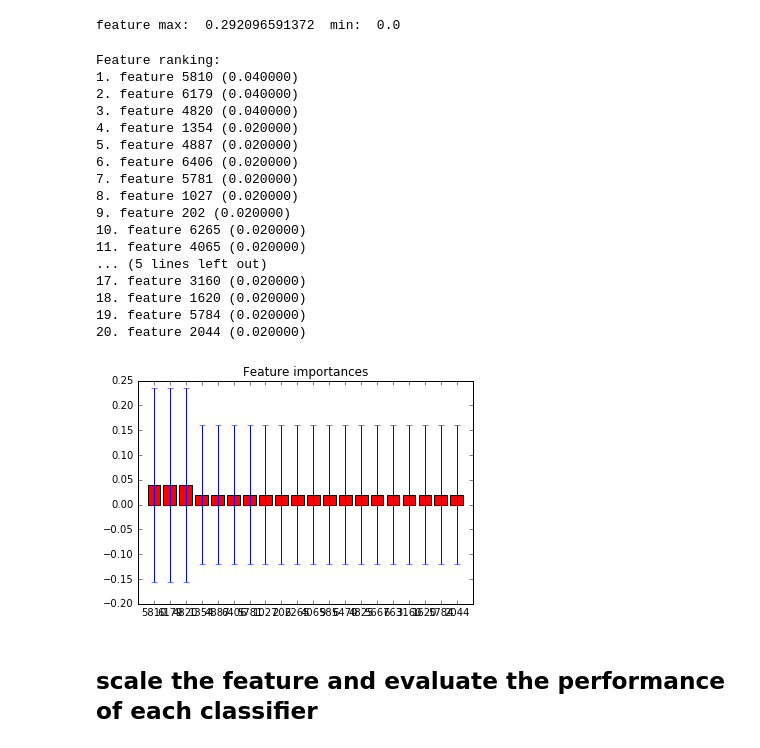
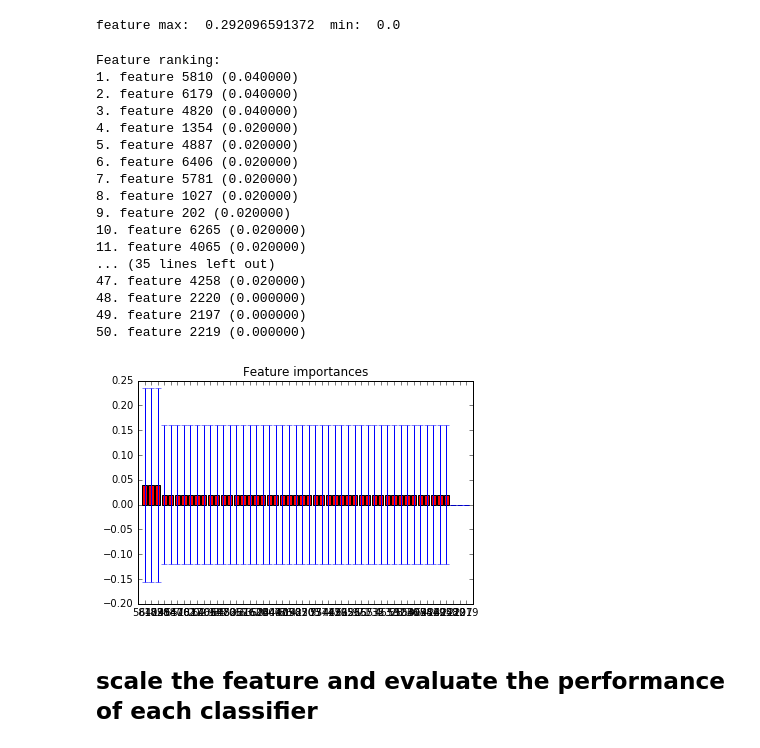
Before and after one commit to haoshuji/gender_difference_fMRI, a Jupyter notebook: gender_prediction.ipynb, the cells around one changed output. Saved outputs shown, nothing was run; the diff lists cells and outputs as text; code cells hidden in the pictures.

```diff
--- a/gender_prediction.ipynb
+++ b/gender_prediction.ipynb
@@ -151,7 +151,7 @@ print 'feature max: ', np.max(features), ' min: ', np.min(features)
 # %% [output]
 feature max:  0.292096591372  min:  0.0
 # %%
-def plot_important_features(features, clf, num_selected_features=20):
+def plot_important_features(features, clf, num_selected_features=50):
     importances = adaboost_clf.feature_importances_
     X = np.array(features)
     std = np.std([tree.feature_importances_ for tree in adaboost_clf.estimators_],
@@ -175,27 +175,27 @@ def plot_important_features(features, clf, num_selected_features=20):
 # %%
 
 adaboost_clf = AdaBoostClassifier()
 adaboost_clf.fit(features, labels)
-plot_important_features(features, adaboost_clf)
+plot_important_features(features, adaboost_clf, 50)
 # %% [output]
 Feature ranking:
 1. feature 5810 (0.040000)
 2. feature 6179 (0.040000)
 3. feature 4820 (0.040000)
 4. feature 1354 (0.020000)
 5. feature 4887 (0.020000)
 6. feature 6406 (0.020000)
 7. feature 5781 (0.020000)
 8. feature 1027 (0.020000)
 9. feature 202 (0.020000)
 10. feature 6265 (0.020000)
 11. feature 4065 (0.020000)
-... (5 lines left out)
-17. feature 3160 (0.020000)
-18. feature 1620 (0.020000)
-19. feature 5784 (0.020000)
-20. feature 2044 (0.020000)
+... (35 lines left out)
+47. feature 4258 (0.020000)
+48. feature 2220 (0.000000)
+49. feature 2197 (0.000000)
+50. feature 2219 (0.000000)
-[figure, old version]
+[figure, new version]
 # %% [markdown]
 ## scale the feature and evaluate the performance of each classifier
 # %%
```
Also changed, not shown: parts of 1 cell of this notebook.
